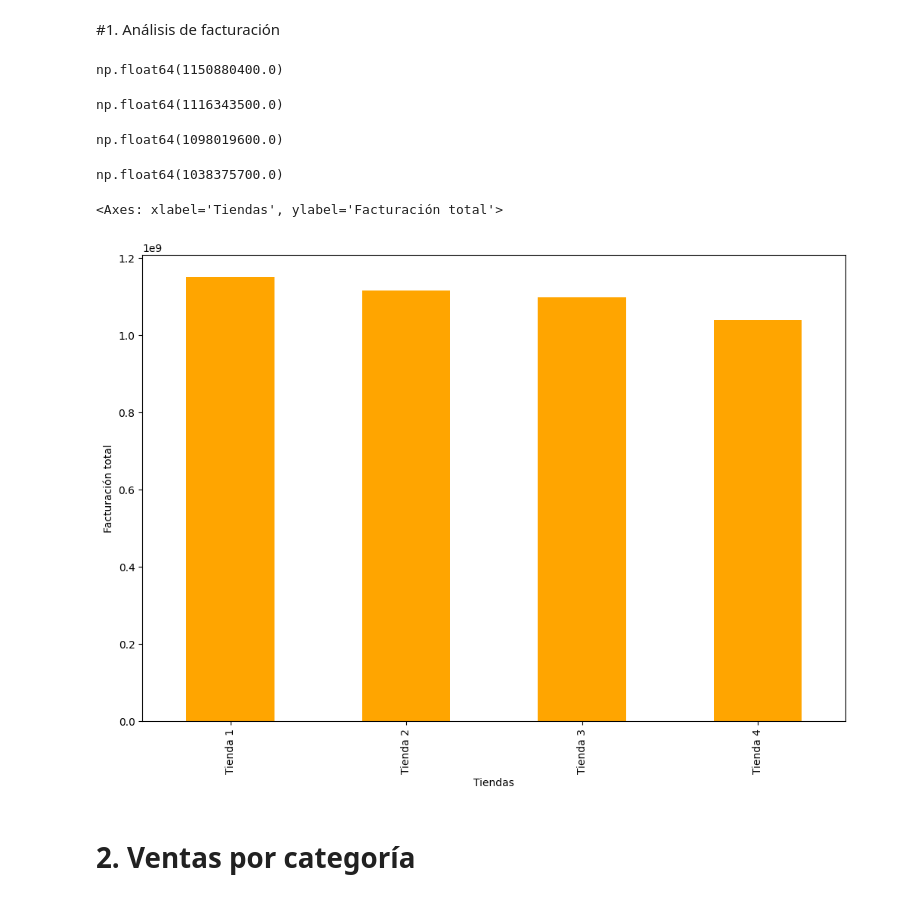
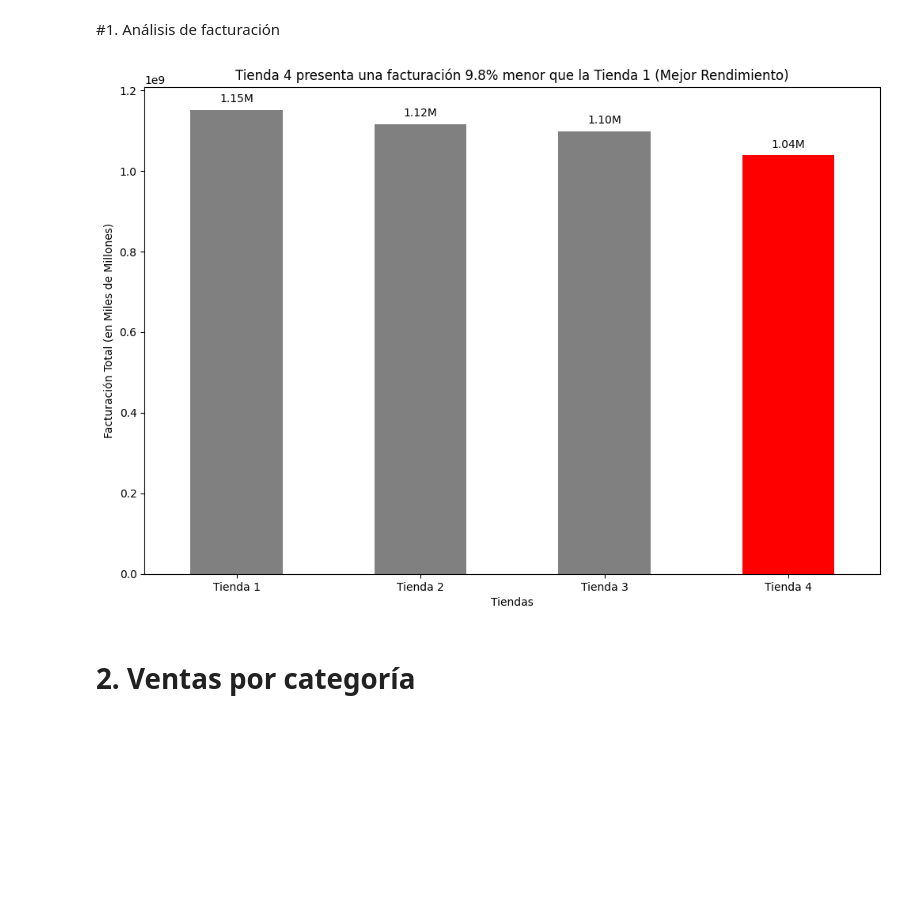
Before and after one commit to DevEnriquegd/ca-alura-store, a Jupyter notebook: AluraStore_JEGD.ipynb, the cells around one changed output. Saved outputs shown, nothing was run; the diff lists cells and outputs as text; code cells hidden in the pictures; blank space fills up the shorter version.

```diff
--- a/AluraStore_JEGD.ipynb
+++ b/AluraStore_JEGD.ipynb
@@ -30,0 +18,9 @@ tienda.sample(10)
+# %%
+tienda['ID_Tienda'] = 'Tienda 1'
+tienda2['ID_Tienda'] = 'Tienda 2'
+tienda3['ID_Tienda'] = 'Tienda 3'
+tienda4['ID_Tienda'] = 'Tienda 4'
+
+df_consolidado = pd.concat([tienda, tienda2, tienda3, tienda4], ignore_index=True)
+
+df_consolidado.sample(10)
@@ -31,38 +39,39 @@ tienda.sample(10)
 # %% [markdown]
 #1. Análisis de facturación
-# %%
-total_tienda1 = tienda['Precio'].sum()
-total_tienda1
-# %% [output]
-np.float64(1150880400.0)
-# %%
-total_tienda2 = tienda2['Precio'].sum()
-total_tienda2
-# %% [output]
-np.float64(1116343500.0)
-# %%
-total_tienda3 = tienda3['Precio'].sum()
-total_tienda3
-# %% [output]
-np.float64(1098019600.0)
-# %%
-total_tienda4 = tienda4['Precio'].sum()
-total_tienda4
-# %% [output]
-np.float64(1038375700.0)
-# %%
-facturacion_por_tienda = pd.Series({
-    'Tienda 1': total_tienda1,
-    'Tienda 2': total_tienda2,
-    'Tienda 3': total_tienda3,
-    'Tienda 4': total_tienda4
-})
-
-facturacion_por_tienda = facturacion_por_tienda.sort_values(ascending=False)
-
-facturacion_por_tienda.plot(kind='bar', figsize=(12,8), color='orange', xlabel='Tiendas', ylabel='Facturación total')
-# %% [output]
-<Axes: xlabel='Tiendas', ylabel='Facturación total'>
-[figure, removed]
+# %%
+facturacion_por_tienda = df_consolidado.groupby('ID_Tienda')['Precio'].sum()
+
+facturacion_por_tienda = facturacion_por_tienda.sort_values(ascending=False)
+
+mejor_tienda_facturacion = facturacion_por_tienda.iloc[0]
+
+facturacion_tienda4 = facturacion_por_tienda['Tienda 4']
+diferencia_porcentual = (mejor_tienda_facturacion - facturacion_tienda4) / mejor_tienda_facturacion * 100
+
+nombre_mejor_tienda = facturacion_por_tienda.index[0]
+
+titulo_principal = f"Tienda 4 presenta una facturación {diferencia_porcentual:.1f}% menor que la {nombre_mejor_tienda} (Mejor Rendimiento)"
+
+colores = ['grey'] * len(facturacion_por_tienda)
+tienda4_posicion = facturacion_por_tienda.index.get_loc('Tienda 4')
+colores[tienda4_posicion] = 'red'
+
+ax = facturacion_por_tienda.plot(
+    kind='bar',
+    figsize=(12, 8),
+    color=colores,
+    xlabel='Tiendas',
+    ylabel='Facturación Total (en Miles de Millones)',
+    title=titulo_principal
+)
+
+for p in ax.patches:
+    ax.annotate(f'{p.get_height()/1e9:.2f}M', (p.get_x() + p.get_width() / 2., p.get_height()),
+                ha='center', va='bottom', fontsize=10, xytext=(0, 5), textcoords='offset points')
+
+plt.xticks(rotation=0)
+plt.show()
+# %% [output]
+[figure, added]
 # %% [markdown]
 # 2. Ventas por categoría
```
Also changed, not shown: parts of 28 cells of this notebook.
